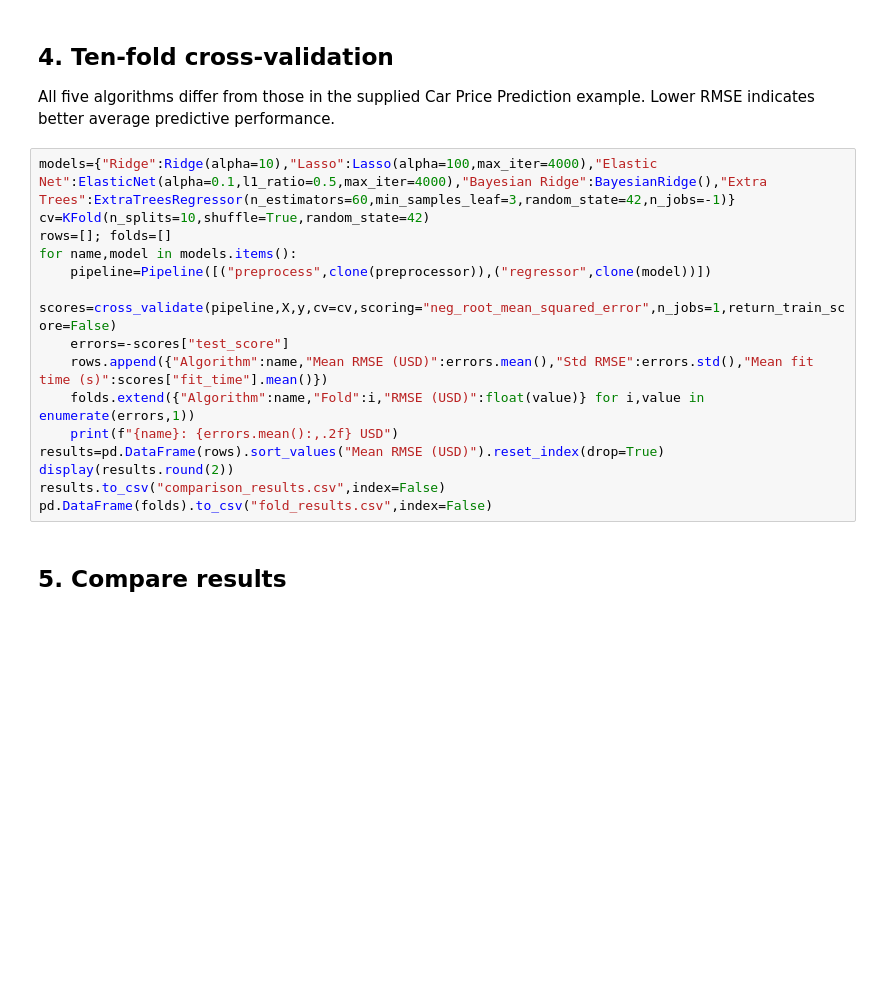
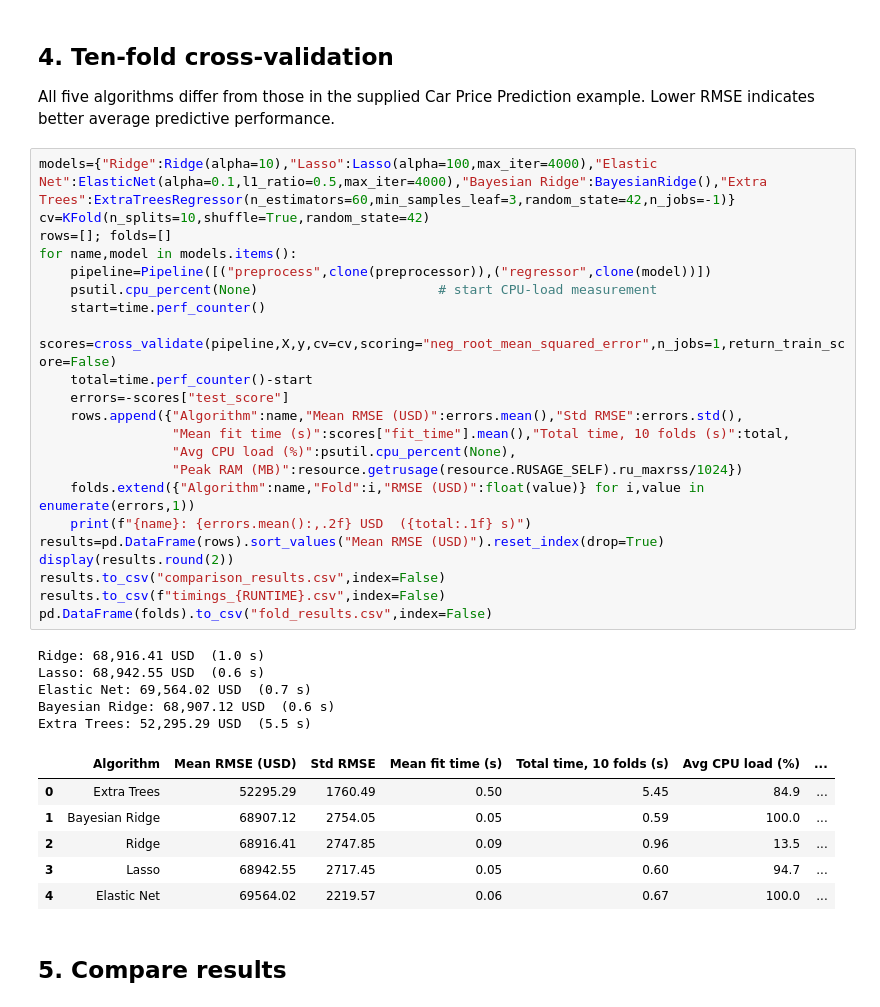
Before and after one commit to code-by-eman/california_housing_ml, a Jupyter notebook: california_housing_10fold.ipynb, the cells around one changed output. Cells and saved outputs as stored; diff of their text form; blank space fills up the shorter version.

```diff
--- a/california_housing_10fold.ipynb
+++ b/california_housing_10fold.ipynb
@@ -54,18 +126,37 @@ All five algorithms differ from those in the supplied Car Price Prediction examp
 # %%
 models={"Ridge":Ridge(alpha=10),"Lasso":Lasso(alpha=100,max_iter=4000),"Elastic Net":ElasticNet(alpha=0.1,l1_ratio=0.5,max_iter=4000),"Bayesian Ridge":BayesianRidge(),"Extra Trees":ExtraTreesRegressor(n_estimators=60,min_samples_leaf=3,random_state=42,n_jobs=-1)}
 cv=KFold(n_splits=10,shuffle=True,random_state=42)
 rows=[]; folds=[]
 for name,model in models.items():
     pipeline=Pipeline([("preprocess",clone(preprocessor)),("regressor",clone(model))])
+    psutil.cpu_percent(None)                       # start CPU-load measurement
+    start=time.perf_counter()
     scores=cross_validate(pipeline,X,y,cv=cv,scoring="neg_root_mean_squared_error",n_jobs=1,return_train_score=False)
+    total=time.perf_counter()-start
     errors=-scores["test_score"]
-    rows.append({"Algorithm":name,"Mean RMSE (USD)":errors.mean(),"Std RMSE":errors.std(),"Mean fit time (s)":scores["fit_time"].mean()})
+    rows.append({"Algorithm":name,"Mean RMSE (USD)":errors.mean(),"Std RMSE":errors.std(),
+                 "Mean fit time (s)":scores["fit_time"].mean(),"Total time, 10 folds (s)":total,
+                 "Avg CPU load (%)":psutil.cpu_percent(None),
+                 "Peak RAM (MB)":resource.getrusage(resource.RUSAGE_SELF).ru_maxrss/1024})
     folds.extend({"Algorithm":name,"Fold":i,"RMSE (USD)":float(value)} for i,value in enumerate(errors,1))
-    print(f"{name}: {errors.mean():,.2f} USD")
+    print(f"{name}: {errors.mean():,.2f} USD  ({total:.1f} s)")
 results=pd.DataFrame(rows).sort_values("Mean RMSE (USD)").reset_index(drop=True)
 display(results.round(2))
 results.to_csv("comparison_results.csv",index=False)
+results.to_csv(f"timings_{RUNTIME}.csv",index=False)
 pd.DataFrame(folds).to_csv("fold_results.csv",index=False)
+# %% [output]
+Ridge: 68,916.41 USD  (1.0 s)
+Lasso: 68,942.55 USD  (0.6 s)
+Elastic Net: 69,564.02 USD  (0.7 s)
+Bayesian Ridge: 68,907.12 USD  (0.6 s)
+Extra Trees: 52,295.29 USD  (5.5 s)
+|  | Algorithm | Mean RMSE (USD) | Std RMSE | Mean fit time (s) | Total time, 10 folds (s) | Avg CPU load (%) | ... |
+| 0 | Extra Trees | 52295.29 | 1760.49 | 0.50 | 5.45 | 84.9 | ... |
+| 1 | Bayesian Ridge | 68907.12 | 2754.05 | 0.05 | 0.59 | 100.0 | ... |
+| 2 | Ridge | 68916.41 | 2747.85 | 0.09 | 0.96 | 13.5 | ... |
+| 3 | Lasso | 68942.55 | 2717.45 | 0.05 | 0.60 | 94.7 | ... |
+| 4 | Elastic Net | 69564.02 | 2219.57 | 0.06 | 0.67 | 100.0 | ... |
 # %% [markdown]
 ## 5. Compare results
 # %%
```
Also changed, not shown: parts of 14 cells of this notebook, 6 other files.
